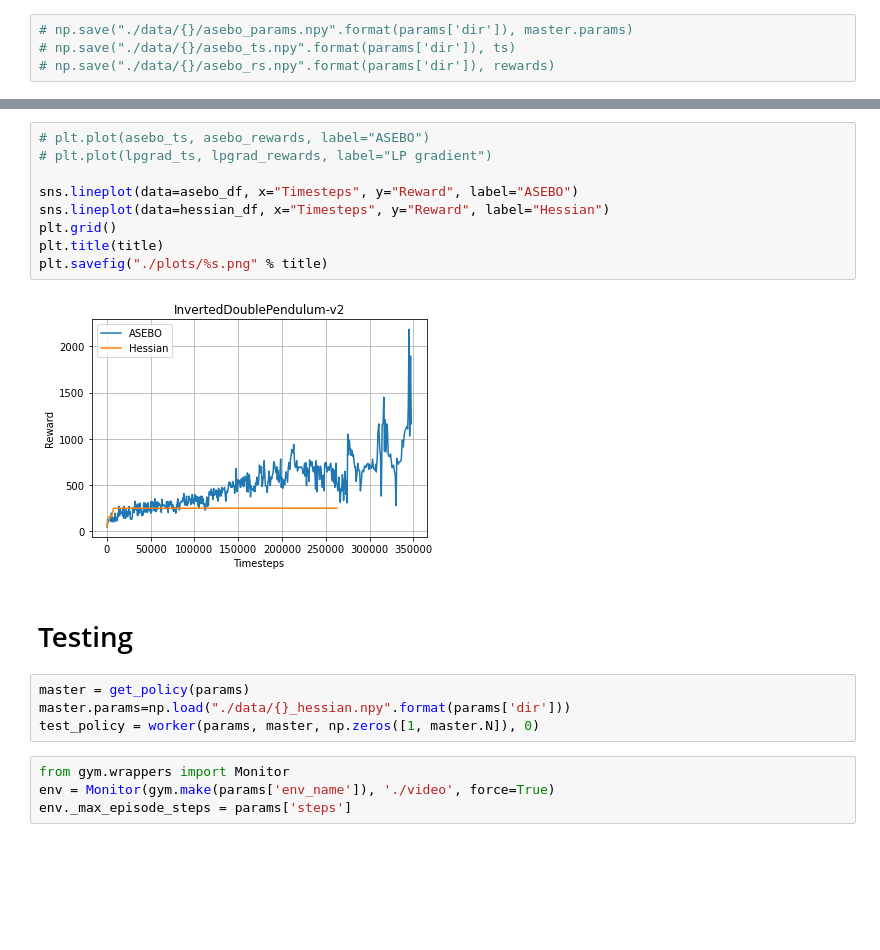
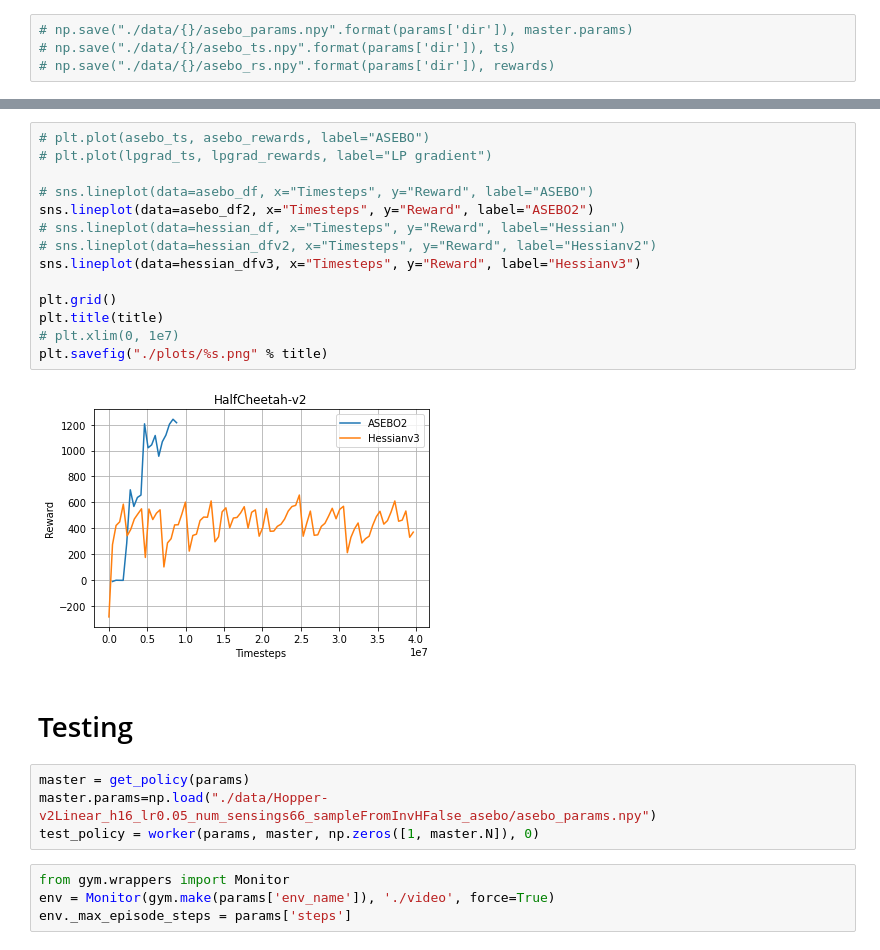
Before and after one commit to outingting/Project6617, a Jupyter notebook: RL experiment (for Running experiments).ipynb, the cells around one changed output, grey strips where cells are left out. Cells and saved outputs as stored; diff of their text form; blank space fills up the shorter version.

```diff
--- a/RL experiment (for Running experiments).ipynb
+++ b/RL experiment (for Running experiments).ipynb
@@ -135,19 +228,24 @@ hessian_df = pd.read_csv("./data/InvertedDoublePendulum-v2Linear_h16_lr1_num_sen
 # %%
 # plt.plot(asebo_ts, asebo_rewards, label="ASEBO")
 # plt.plot(lpgrad_ts, lpgrad_rewards, label="LP gradient")
 
-sns.lineplot(data=asebo_df, x="Timesteps", y="Reward", label="ASEBO")
-sns.lineplot(data=hessian_df, x="Timesteps", y="Reward", label="Hessian")
+# sns.lineplot(data=asebo_df, x="Timesteps", y="Reward", label="ASEBO")
+sns.lineplot(data=asebo_df2, x="Timesteps", y="Reward", label="ASEBO2")
+# sns.lineplot(data=hessian_df, x="Timesteps", y="Reward", label="Hessian")
+# sns.lineplot(data=hessian_dfv2, x="Timesteps", y="Reward", label="Hessianv2")
+sns.lineplot(data=hessian_dfv3, x="Timesteps", y="Reward", label="Hessianv3")
+
 plt.grid()
 plt.title(title)
+# plt.xlim(0, 1e7)
 plt.savefig("./plots/%s.png" % title)
 # %% [output]
-[figure, old version]
+[figure, new version]
 # %% [markdown]
 # Testing
 # %%
 master = get_policy(params)
-master.params=np.load("./data/{}_hessian.npy".format(params['dir']))
+master.params=np.load("./data/Hopper-v2Linear_h16_lr0.05_num_sensings66_sampleFromInvHFalse_asebo/asebo_params.npy")
 test_policy = worker(params, master, np.zeros([1, master.N]), 0)
 # %%
 from gym.wrappers import Monitor
```
Also changed, not shown: parts of 12 cells of this notebook, 58 other files.
